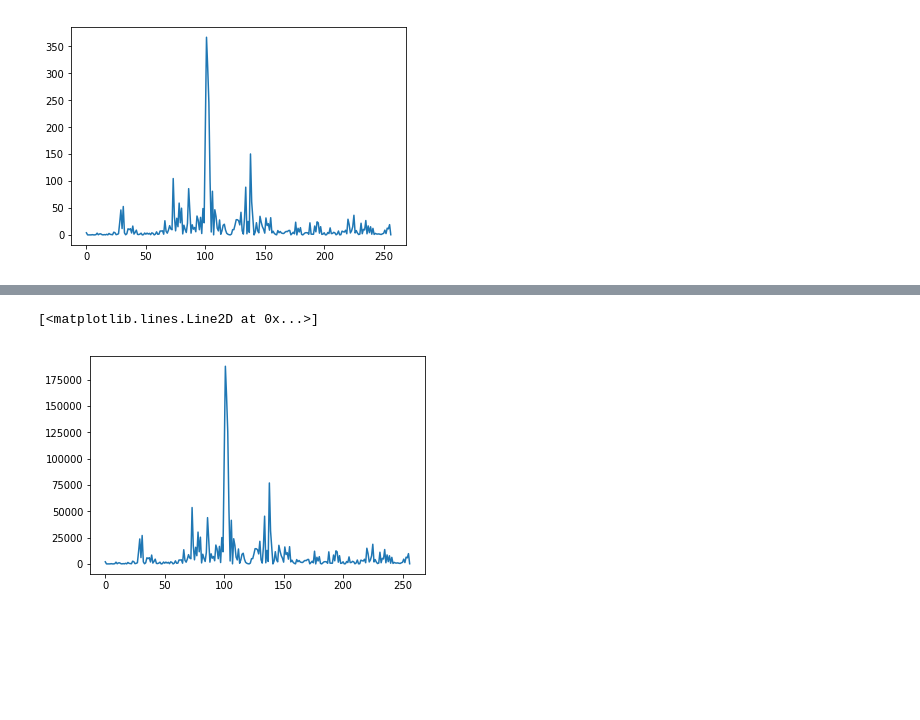
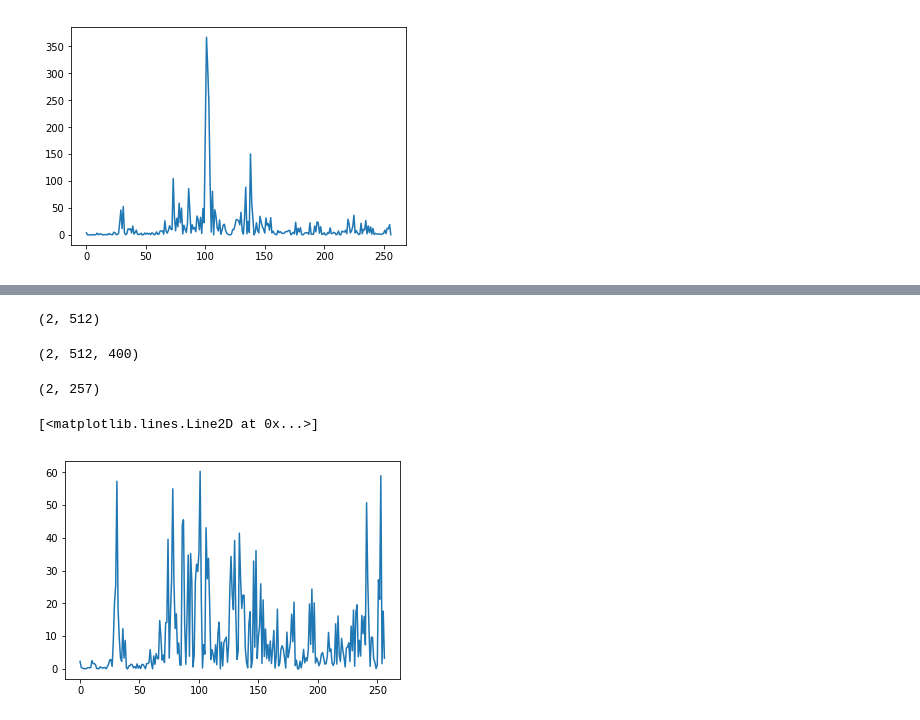
Before and after one commit to chriskamphuis/ASR, a Jupyter notebook: notebooks/fft notebook.ipynb, the cells around one changed output, grey strips where cells are left out. Saved outputs shown, nothing was run; the diff lists cells and outputs as text; code cells hidden in the pictures; blank space fills up the shorter version.

Commit message:
Added batching to FFT layer, added DCT Layer

```diff
--- a/notebooks/fft notebook.ipynb
+++ b/notebooks/fft notebook.ipynb
@@ -72,25 +72,28 @@ from keras.engine.topology import Layer
 import numpy as np
 
 class FftLayer(Layer):
-
-    def __init__(self, **kwargs):
+    def __init__(self, NFFT=512, **kwargs):
+        self._NFFT = NFFT
         super(FftLayer, self).__init__(**kwargs)
 
     def build(self, input_shape):
         # Create a trainable weight variable for this layer.
-        self.we = np.zeros((512, 400, 2))
-        for k in range(0,K_):
-            for n in range(0, 400):
-                w = np.exp(-1j*k*n*((2*np.pi)/N))
-                self.we[k, n, 0] = w.real
-                self.we[k, n, 1] = w.imag
+        np_we =  np.zeros((self._NFFT, input_shape[1], 2))
+        for k in range(0, self._NFFT):
+            for n in range(0, input_shape[1]):
+                w = np.exp(-1j*k*n*((2*np.pi)/self._NFFT))
+                np_we[k, n, 0]  = w.real
+                np_we[k, n, 1] = w.imag
+        self.we = K.variable(np_we.transpose(2,1,0))
+        self._trainable_weights.append(self.we)
         super(FftLayer, self).build(input_shape)  # Be sure to call this at the end
 
     def call(self, x):
-        prod = (self.we.transpose(2,0,1) * x)
-        aggregated = K.sum(prod, axis=2)
-        out_agg = K.sum(K.square(aggregated), axis=0)
-        return K.expand_dims(out_agg[:257], axis=0)
+        sum_real = K.dot(x, self.we[0])
+        sum_imag = K.dot(x, self.we[1])
+        aggregated = K.stack([sum_real, sum_imag], axis=1)
+        out_agg = K.sum(K.square(aggregated), axis=1)
+        return out_agg[:,:257] * (1.0 / self._NFFT)
 
     def compute_output_shape(self, input_shape):
         return (input_shape[0], 257)
@@ -99,7 +102,7 @@ from keras.models import Sequential
 from keras.layers import Dense, Activation
 
 model = Sequential([
-    FftLayer(input_shape=(400,))
+    FftLayer(input_shape=(400,), trainable=False)
 ])
 model.summary()
 # %% [output]
@@ -115,8 +139,20 @@ _________________________________________________________________
+# %%
+np.dot(a, b).shape
+# %% [output]
+(2, 512)
+# %%
+(a*b).shape
+# %% [output]
+(2, 512, 400)
 # %%
-x = np.expand_dims(in_fft[0], axis=0)
+x = in_fft[:2]
 y = model.predict(x)
+# %%
+y.shape
+# %% [output]
+(2, 257)
 # %%
-plt.plot(y.transpose())
+plt.plot(y[1].transpose())
 # %% [output]
 [<matplotlib.lines.Line2D at 0x...>]
-[figure, old version]
+[figure, new version]
```
Also changed, not shown: parts of 10 cells of this notebook, 1 other file.
